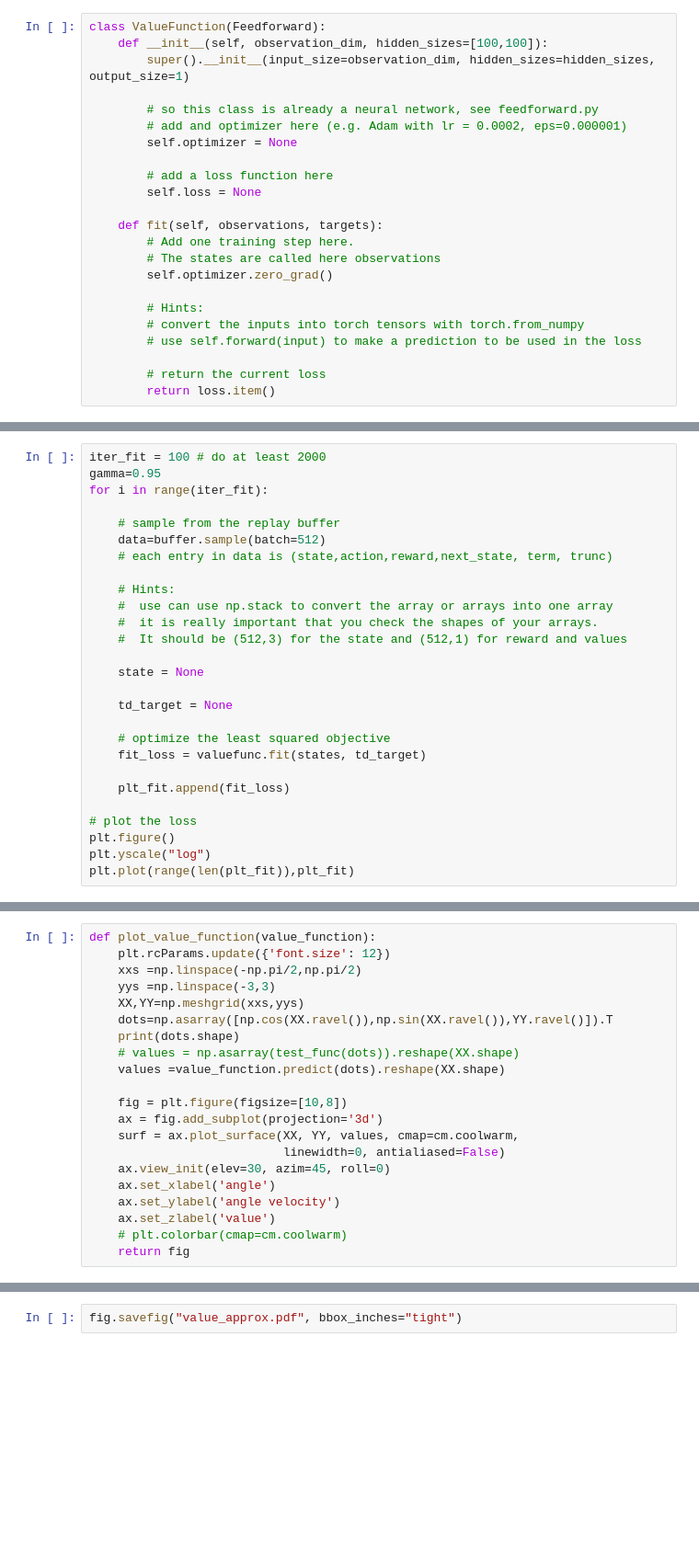
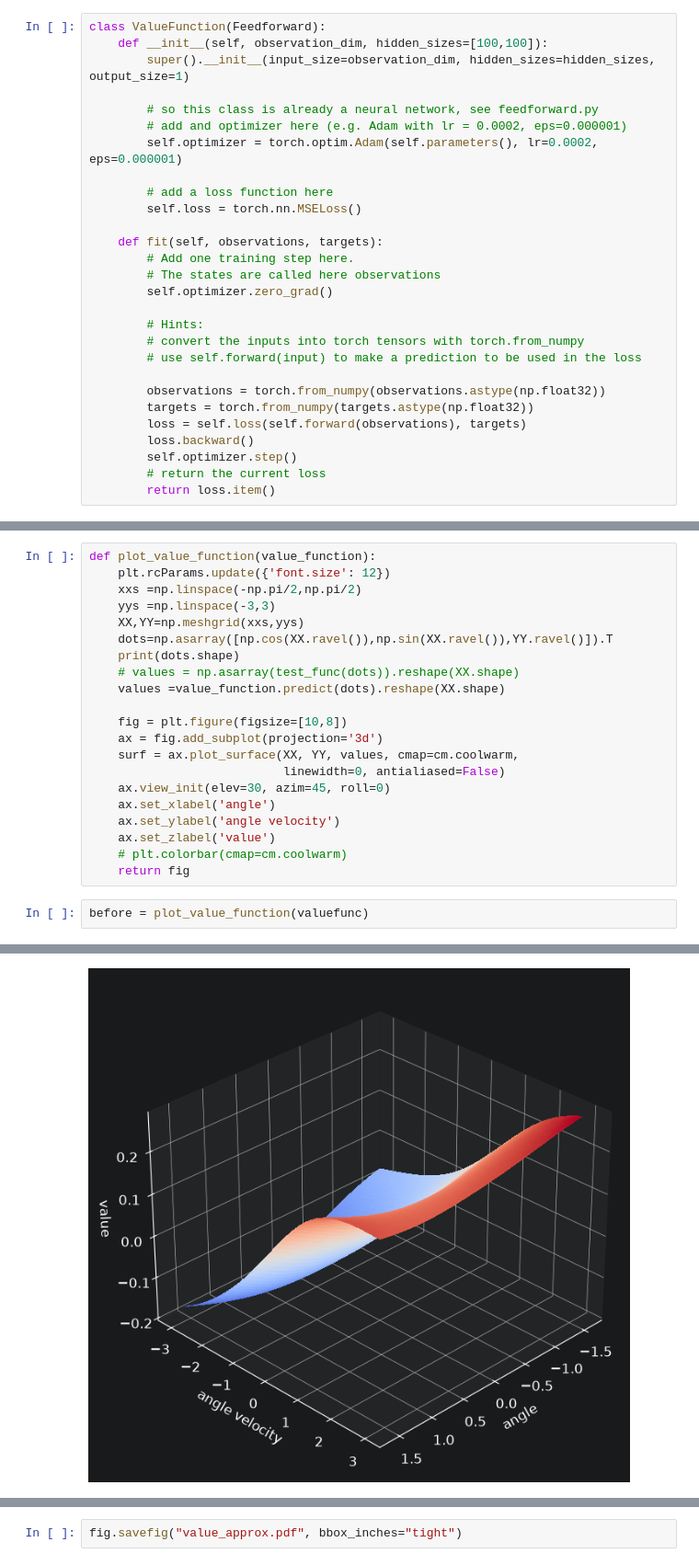
Before and after one commit to mawiit15/reinforcement-learning, a Jupyter notebook: 5_gym_valueapprox/value_approx.ipynb, the cells around one changed output, grey strips where cells are left out. Shown at 92% size. Cells and saved outputs as stored; diff of their text form; blank space fills up the shorter version.

```diff
--- a/5_gym_valueapprox/value_approx.ipynb
+++ b/5_gym_valueapprox/value_approx.ipynb
@@ -69,10 +79,10 @@ class ValueFunction(Feedforward):
 
         # so this class is already a neural network, see feedforward.py
         # add and optimizer here (e.g. Adam with lr = 0.0002, eps=0.000001)
-        self.optimizer = None
+        self.optimizer = torch.optim.Adam(self.parameters(), lr=0.0002, eps=0.000001)
 
         # add a loss function here
-        self.loss = None
+        self.loss = torch.nn.MSELoss()
 
     def fit(self, observations, targets):
         # Add one training step here.
@@ -83,6 +93,11 @@ class ValueFunction(Feedforward):
         # convert the inputs into torch tensors with torch.from_numpy
         # use self.forward(input) to make a prediction to be used in the loss
 
+        observations = torch.from_numpy(observations.astype(np.float32))
+        targets = torch.from_numpy(targets.astype(np.float32))
+        loss = self.loss(self.forward(observations), targets)
+        loss.backward()
+        self.optimizer.step()
         # return the current loss
         return loss.item()
 # %%
@@ -94,30 +105,3 @@ plt_fit = []
-# %%
-iter_fit = 100 # do at least 2000
-gamma=0.95
-for i in range(iter_fit):
-
-    # sample from the replay buffer
-    data=buffer.sample(batch=512)
-    # each entry in data is (state,action,reward,next_state, term, trunc)
-
-    # Hints:
-    #  use can use np.stack to convert the array or arrays into one array
-    #  it is really important that you check the shapes of your arrays.
-    #  It should be (512,3) for the state and (512,1) for reward and values
-
-    state = None
-
-    td_target = None
-
-    # optimize the least squared objective
-    fit_loss = valuefunc.fit(states, td_target)
-
-    plt_fit.append(fit_loss)
-
-# plot the loss
-plt.figure()
-plt.yscale("log")
-plt.plot(range(len(plt_fit)),plt_fit)
 # %% [markdown]
 # Visualize
 # %% [markdown]
@@ -143,3 +127,6 @@ def plot_value_function(value_function):
     ax.set_zlabel('value')
     # plt.colorbar(cmap=cm.coolwarm)
     return fig
+# %%
+before = plot_value_function(valuefunc)
+# %% [output]
@@ -145,0 +134 @@ def plot_value_function(value_function):
+[figure, added]
```
Also changed, not shown: parts of 12 cells of this notebook.
